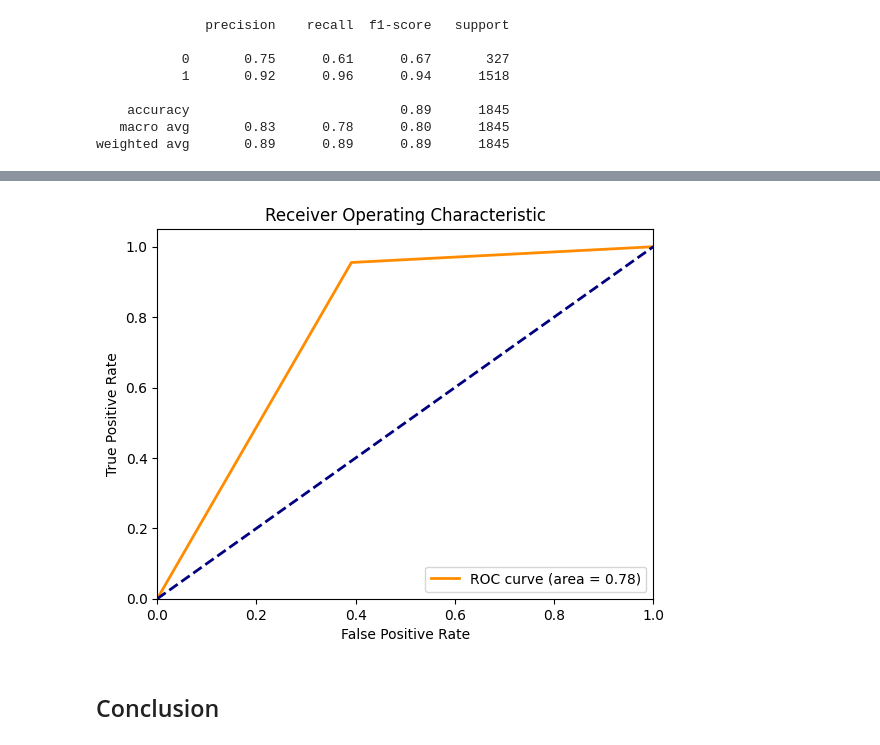
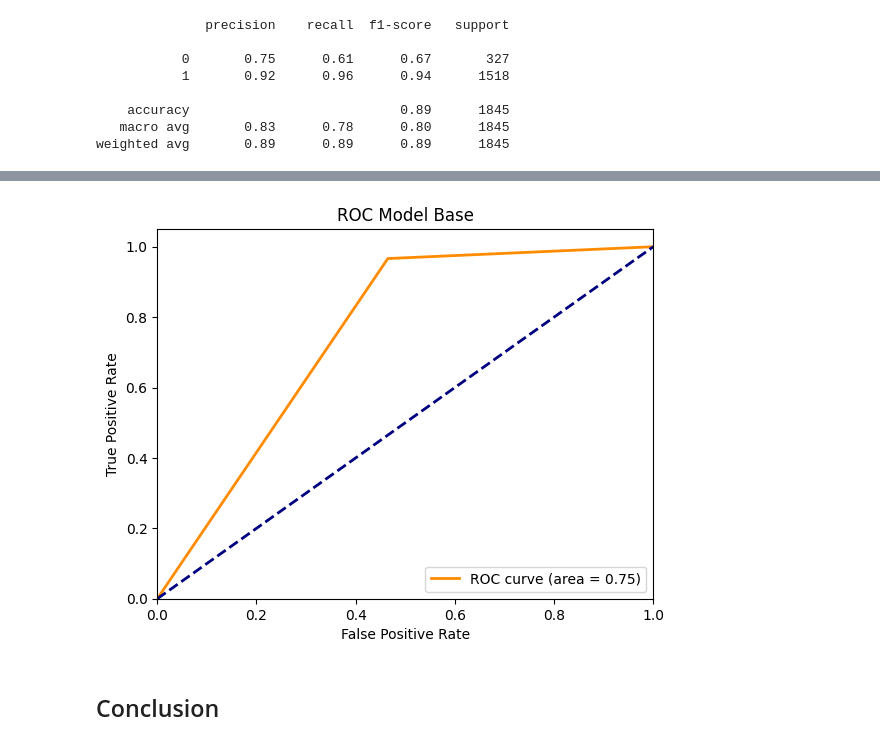
Before and after one commit to kumarbyes/dsnd-pipelines-project, a Jupyter notebook: starter/starter.ipynb, the cells around one changed output, grey strips where cells are left out. Drawn from its saved outputs; the diff is of its cells as text; code cells hidden in the pictures.

Commit message:
feat: Add training metrics for base and best model

```diff
--- a/starter/starter.ipynb
+++ b/starter/starter.ipynb
@@ -926,5 +927,11 @@ from sklearn.metrics import f1_score
 from sklearn.metrics import confusion_matrix, ConfusionMatrixDisplay
 from sklearn.metrics import classification_report
 from sklearn.metrics import roc_curve,auc
+# %%
+with open("model_base.pkl", "wb") as f:
+    pickle.dump(model_pipeline, f)
+# %%
+with open("model_base.pkl", "rb") as f:
+    model_pipeline = pickle.load(f)
 # %%
 y_pred = model_pipeline.predict(X_test)
@@ -1088,40 +1288,9 @@ weighted avg       0.89      0.89      0.89      1845
 # %%
-# ROC Curve and AUC
-fpr, tpr, thresholds = roc_curve(y_test, y_pred_best)
+fpr, tpr, threshold = roc_curve(y_test, y_pred)
 roc_auc = auc(fpr, tpr)
-# %%
-import matplotlib.pyplot as plt
-
-def plot_roc_curve(fpr,tpr,roc_auc):
-      """
-      Plot the Receiver Operating Characteristic (ROC) curve.
-
-      This function visualizes the ROC curve for a binary classifier using the
-      provided false positive rates, true positive rates, and the computed AUC score.
-
-      Args:
-            fpr (array-like): False Positive Rates for different thresholds.
-            tpr (array-like): True Positive Rates for different thresholds.
-            roc_auc (float): Area Under the Curve (AUC) value for the ROC curve.
-
-      Returns:
-            None: Displays the ROC curve plot using matplotlib.
-      """
-
-      plt.figure()
-      plt.plot(fpr, tpr, color='darkorange', lw=2,
-               label='ROC curve (area = %0.2f)' % roc_auc)
-      plt.plot([0, 1], [0, 1], color='navy', lw=2, linestyle='--')
-      plt.xlim([0.0, 1.0])
-      plt.ylim([0.0, 1.05])
-      plt.xlabel('False Positive Rate')
-      plt.ylabel('True Positive Rate')
-      plt.title('Receiver Operating Characteristic')
-      plt.legend(loc='lower right')
-      plt.show()
 # %%
-plot_roc_curve(fpr,tpr,roc_auc)
+plot_roc_curve(fpr,tpr,roc_auc,title='ROC Model Base')
 # %% [output]
-[figure, old version]
+[figure, new version]
 # %% [markdown]
 ## Conclusion
```
Also changed, not shown: parts of 33 cells of this notebook, 2 other files.
